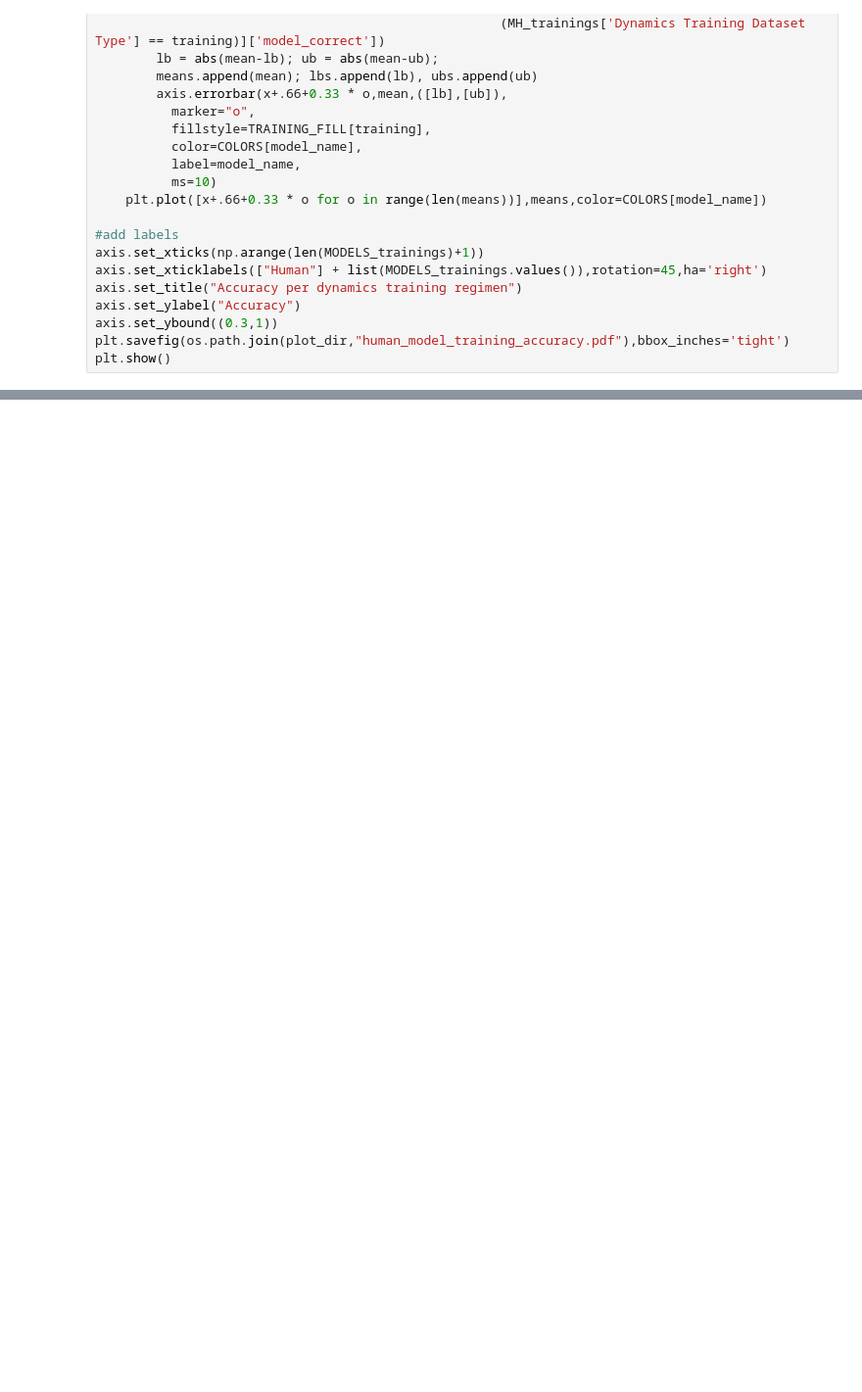
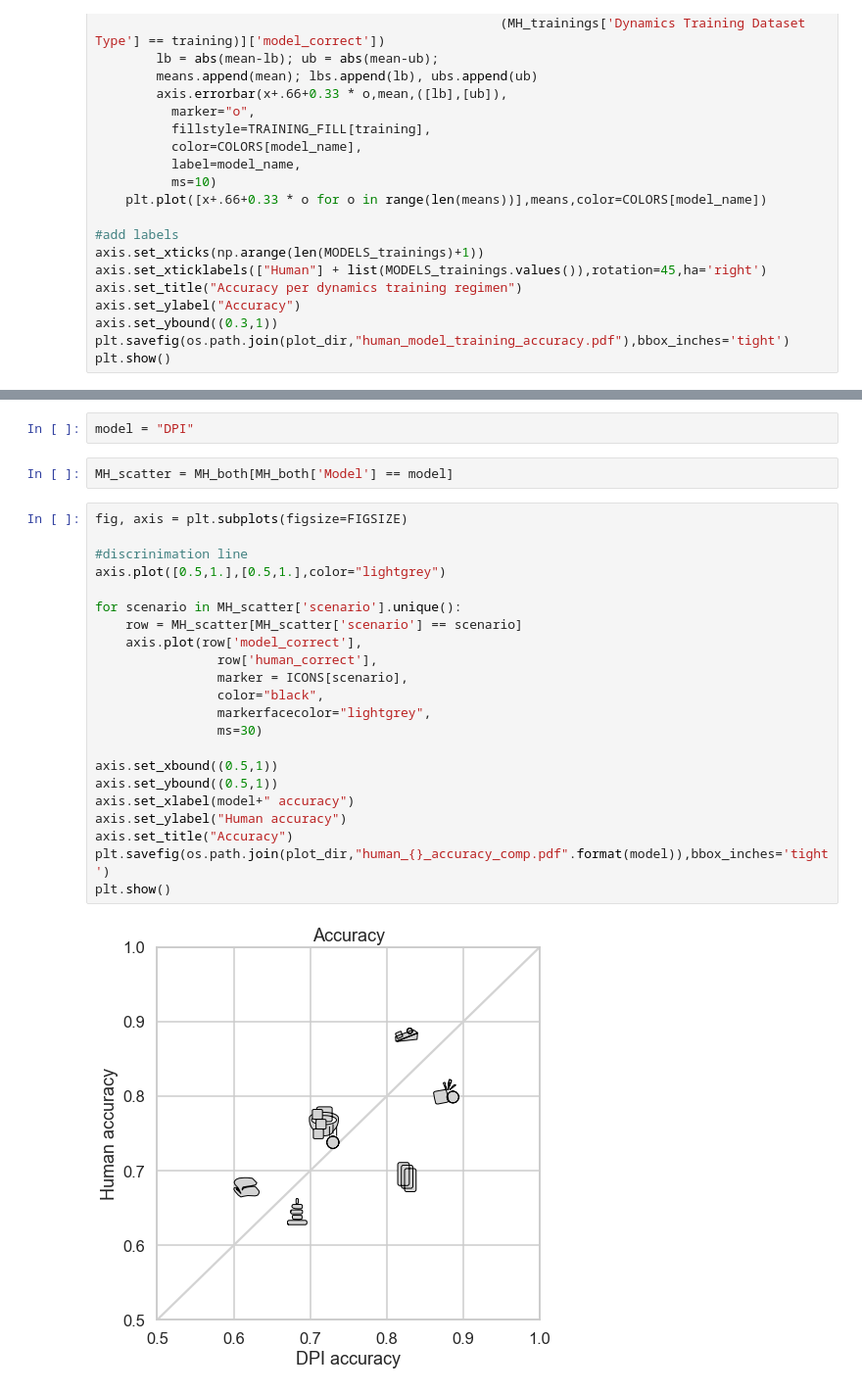
Before and after one commit to cogtoolslab/physics-benchmarking-neurips2021, a Jupyter notebook: analysis/paper_plots.ipynb, the cells around one changed output, grey strips where cells are left out. Shown at 98% size. Cells and saved outputs as stored; diff of their text form; blank space fills up the shorter version.

Commit message:
Some plotting fixes

```diff
--- a/analysis/paper_plots.ipynb
+++ b/analysis/paper_plots.ipynb
@@ -579,0 +583,28 @@ plt.show()
+# %%
+model = "DPI"
+# %%
+MH_scatter = MH_both[MH_both['Model'] == model]
+# %%
+fig, axis = plt.subplots(figsize=FIGSIZE)
+
+#discrinimation line
+axis.plot([0.5,1.],[0.5,1.],color="lightgrey")
+
+for scenario in MH_scatter['scenario'].unique():
+    row = MH_scatter[MH_scatter['scenario'] == scenario]
+    axis.plot(row['model_correct'],
+                row['human_correct'],
+                marker = ICONS[scenario],
+                color="black",
+                markerfacecolor="lightgrey",
+                ms=30)
+
+axis.set_xbound((0.5,1))
+axis.set_ybound((0.5,1))
+axis.set_xlabel(model+" accuracy")
+axis.set_ylabel("Human accuracy")
+axis.set_title("Accuracy")
+plt.savefig(os.path.join(plot_dir,"human_{}_accuracy_comp.pdf".format(model)),bbox_inches='tight')
+plt.show()
+# %% [output]
+[figure, added]
```
Also changed, not shown: parts of 26 cells of this notebook.
